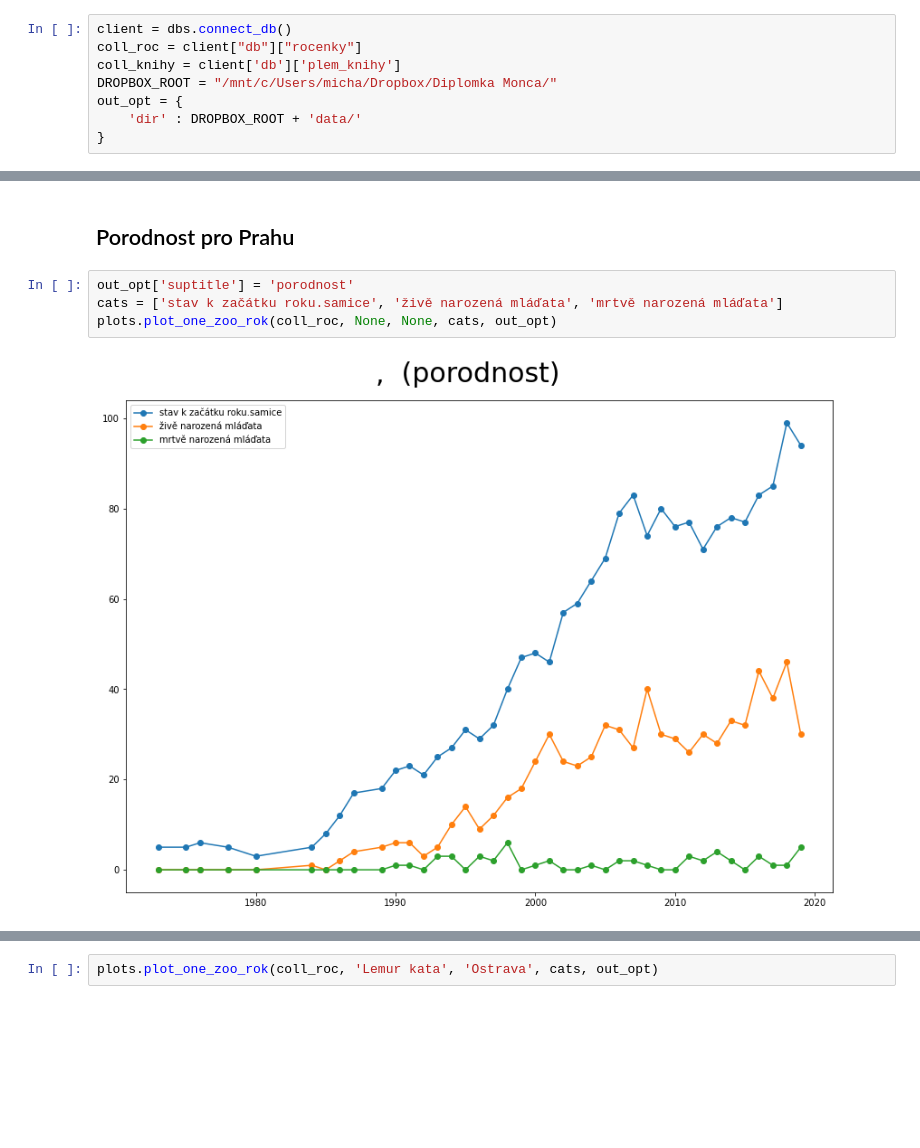
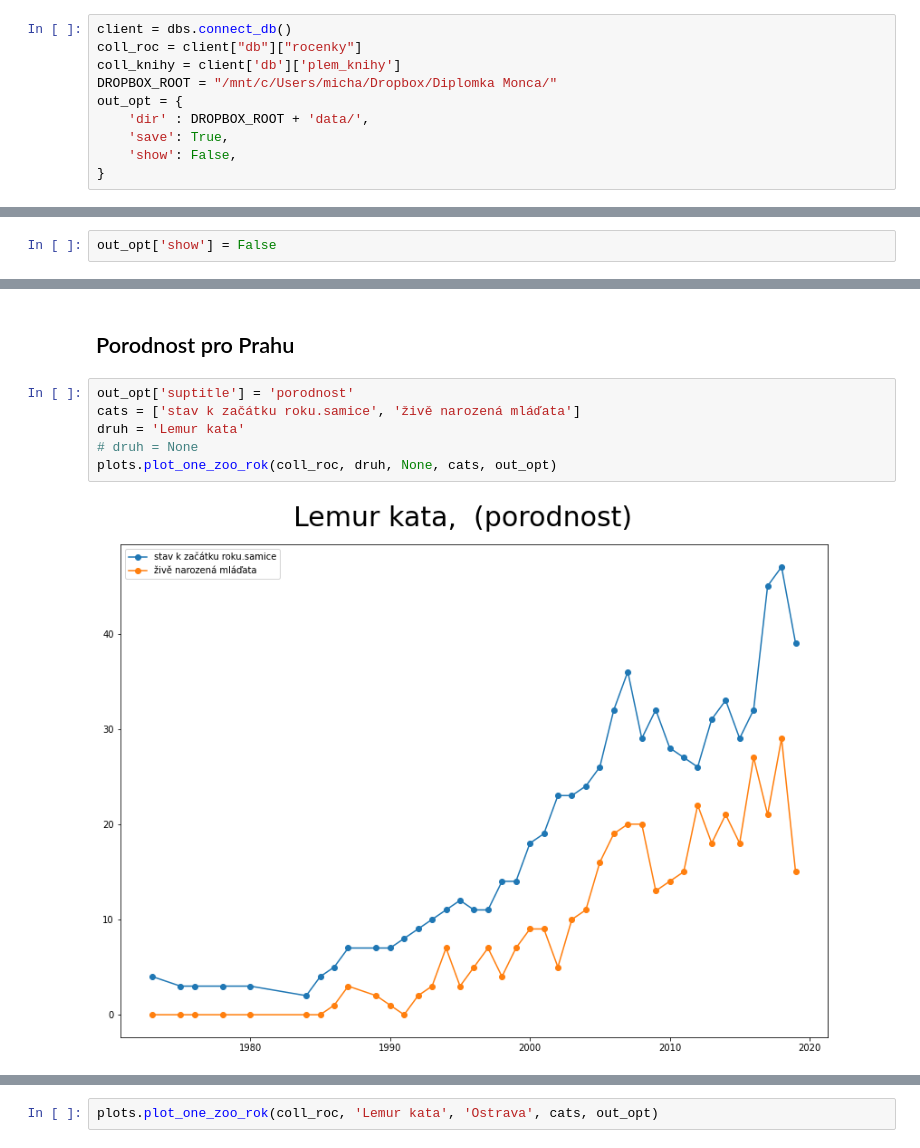
Before and after one commit to vrastil/monca_diplm, a Jupyter notebook: scripts/server_api.ipynb, the cells around one changed output, grey strips where cells are left out. Drawn from its saved outputs; the diff is of its cells as text; blank space fills up the shorter version.

```diff
--- a/scripts/server_api.ipynb
+++ b/scripts/server_api.ipynb
@@ -15,7 +15,9 @@ coll_roc = client["db"]["rocenky"]
 coll_knihy = client['db']['plem_knihy']
 DROPBOX_ROOT = "/mnt/c/Users/micha/Dropbox/Diplomka Monca/"
 out_opt = {
-    'dir' : DROPBOX_ROOT + 'data/'
+    'dir' : DROPBOX_ROOT + 'data/',
+    'save': True,
+    'show': False,
 }
 # %% [output]
 Password:········
@@ -67,3 +69,5 @@ Prochazim celkem 9 tabulek:
   Tabulka 8: Relativní počty narození (v \%) dle měsíce
   Tabulka 9: Potomci lemuru, souhrn (vsechny druhy, vsechny ZOO)
 Ulozeno do /mnt/c/Users/micha/Dropbox/Diplomka Monca/data/zpracovane_vse.xlsx
+# %%
+out_opt['show'] = False
@@ -101,7 +127,9 @@ plots.plot_all_zoo_rok(coll_roc, 'Lemur kata', 'stav k začátku roku', out_opt)
 ## Porodnost pro Prahu
 # %%
 out_opt['suptitle'] = 'porodnost'
-cats = ['stav k začátku roku.samice', 'živě narozená mláďata', 'mrtvě narozená mláďata']
-plots.plot_one_zoo_rok(coll_roc, None, None, cats, out_opt)
+cats = ['stav k začátku roku.samice', 'živě narozená mláďata']
+druh = 'Lemur kata'
+# druh = None
+plots.plot_one_zoo_rok(coll_roc, druh, None, cats, out_opt)
 # %% [output]
-[figure, old version]
+[figure, new version]
```
Also changed, not shown: parts of 4 cells of this notebook, 1 other file.
